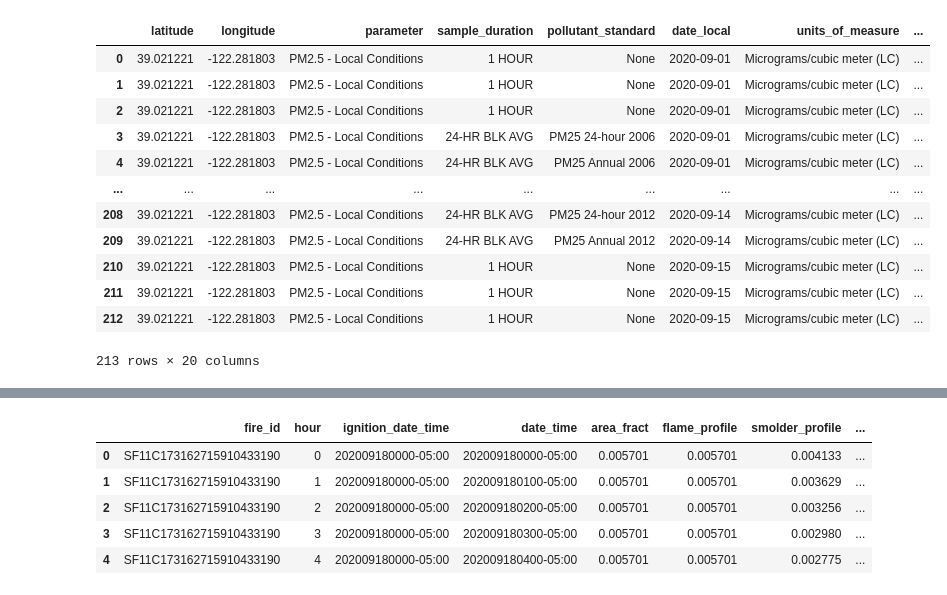
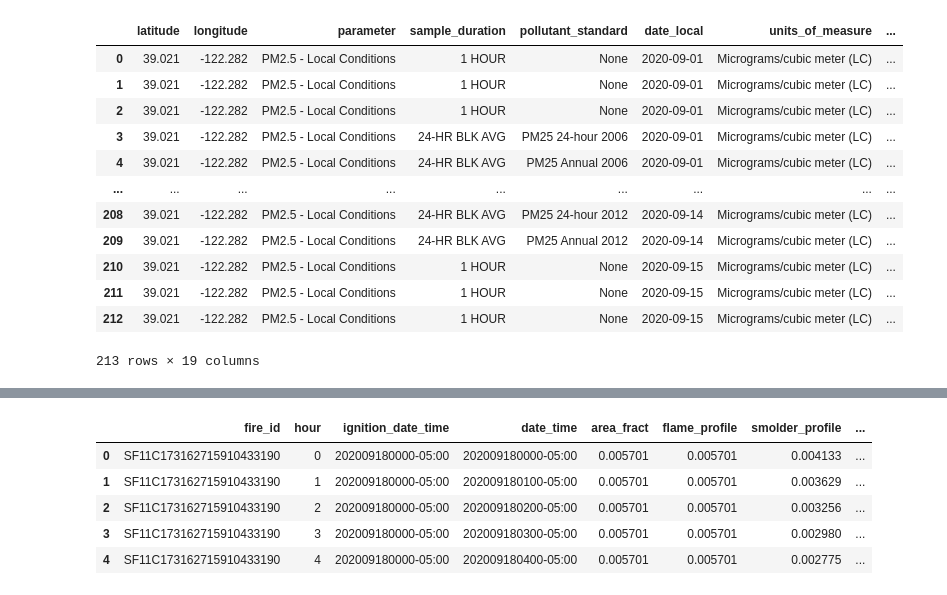
Before and after one commit to TrentELittle/Bootcamp-Project-2, a Jupyter notebook: Bootcamp-Project-2.ipynb, the cells around one changed output, grey strips where cells are left out. Cells and saved outputs as stored; diff of their text form; code cells hidden in the pictures.

Commit message:
CA Fire Locations CSV Clean

```diff
--- a/Bootcamp-Project-2.ipynb
+++ b/Bootcamp-Project-2.ipynb
@@ -22,13 +22,13 @@ cali_data = []
 # %%
 # Create a DataFrame for California and pull carbon monoxide data from API
 cali_params = {"email" : email_address, "key" : aqs_api_key, "param" : "88101",
-          "bdate" : "20200901", "edate" : "20200915", "state" : California}
+          "bdate" : "20200901", "edate" : "2020923", "state" : California}
 
 # Call to url
 cali_response = requests.get(sample_data_url, params = cali_params).json()
 cali_data.append(cali_response)
 
-cali_df = pd.DataFrame(cali_data[0]["Data"])
+cali_df = pd.DataFrame(cali_data[0]["Data"]).round(3)
 cali_df.head()
 # %% [output]
 |  | state_code | county_code | site_number | parameter_code | poc | latitude | longitude | datum | ... |
@@ -41,17 +58,17 @@ cali_df.head()
 # %%
-clean_cali_df=cali_df.drop(["state_code", "county_code","site_number","parameter_code","datum","cbsa_code","poc","method_code","local_site_name","event_type","validity_indicator","method_code"], axis=1)
+clean_cali_df=cali_df.drop(["state_code","state", "county_code","site_number","parameter_code","datum","cbsa_code","poc","method_code","local_site_name","event_type","validity_indicator","method_code"], axis=1)
 clean_cali_df
 # %% [output]
 |  | latitude | longitude | parameter | sample_duration | pollutant_standard | date_local | units_of_measure | ... |
-| 0 | 39.021221 | -122.281803 | PM2.5 - Local Conditions | 1 HOUR | None | 2020-09-01 | Micrograms/cubic meter (LC) | ... |
-| 1 | 39.021221 | -122.281803 | PM2.5 - Local Conditions | 1 HOUR | None | 2020-09-01 | Micrograms/cubic meter (LC) | ... |
-| 2 | 39.021221 | -122.281803 | PM2.5 - Local Conditions | 1 HOUR | None | 2020-09-01 | Micrograms/cubic meter (LC) | ... |
-| 3 | 39.021221 | -122.281803 | PM2.5 - Local Conditions | 24-HR BLK AVG | PM25 24-hour 2006 | 2020-09-01 | Micrograms/cubic meter (LC) | ... |
-| 4 | 39.021221 | -122.281803 | PM2.5 - Local Conditions | 24-HR BLK AVG | PM25 Annual 2006 | 2020-09-01 | Micrograms/cubic meter (LC) | ... |
+| 0 | 39.021 | -122.282 | PM2.5 - Local Conditions | 1 HOUR | None | 2020-09-01 | Micrograms/cubic meter (LC) | ... |
+| 1 | 39.021 | -122.282 | PM2.5 - Local Conditions | 1 HOUR | None | 2020-09-01 | Micrograms/cubic meter (LC) | ... |
+| 2 | 39.021 | -122.282 | PM2.5 - Local Conditions | 1 HOUR | None | 2020-09-01 | Micrograms/cubic meter (LC) | ... |
+| 3 | 39.021 | -122.282 | PM2.5 - Local Conditions | 24-HR BLK AVG | PM25 24-hour 2006 | 2020-09-01 | Micrograms/cubic meter (LC) | ... |
+| 4 | 39.021 | -122.282 | PM2.5 - Local Conditions | 24-HR BLK AVG | PM25 Annual 2006 | 2020-09-01 | Micrograms/cubic meter (LC) | ... |
 | ... | ... | ... | ... | ... | ... | ... | ... | ... |
-| 208 | 39.021221 | -122.281803 | PM2.5 - Local Conditions | 24-HR BLK AVG | PM25 24-hour 2012 | 2020-09-14 | Micrograms/cubic meter (LC) | ... |
-| 209 | 39.021221 | -122.281803 | PM2.5 - Local Conditions | 24-HR BLK AVG | PM25 Annual 2012 | 2020-09-14 | Micrograms/cubic meter (LC) | ... |
-| 210 | 39.021221 | -122.281803 | PM2.5 - Local Conditions | 1 HOUR | None | 2020-09-15 | Micrograms/cubic meter (LC) | ... |
-| 211 | 39.021221 | -122.281803 | PM2.5 - Local Conditions | 1 HOUR | None | 2020-09-15 | Micrograms/cubic meter (LC) | ... |
-| 212 | 39.021221 | -122.281803 | PM2.5 - Local Conditions | 1 HOUR | None | 2020-09-15 | Micrograms/cubic meter (LC) | ... |
+| 208 | 39.021 | -122.282 | PM2.5 - Local Conditions | 24-HR BLK AVG | PM25 24-hour 2012 | 2020-09-14 | Micrograms/cubic meter (LC) | ... |
+| 209 | 39.021 | -122.282 | PM2.5 - Local Conditions | 24-HR BLK AVG | PM25 Annual 2012 | 2020-09-14 | Micrograms/cubic meter (LC) | ... |
+| 210 | 39.021 | -122.282 | PM2.5 - Local Conditions | 1 HOUR | None | 2020-09-15 | Micrograms/cubic meter (LC) | ... |
+| 211 | 39.021 | -122.282 | PM2.5 - Local Conditions | 1 HOUR | None | 2020-09-15 | Micrograms/cubic meter (LC) | ... |
+| 212 | 39.021 | -122.282 | PM2.5 - Local Conditions | 1 HOUR | None | 2020-09-15 | Micrograms/cubic meter (LC) | ... |
-213 rows × 20 columns
+213 rows × 19 columns
```
Also changed, not shown: parts of 4 cells of this notebook.
